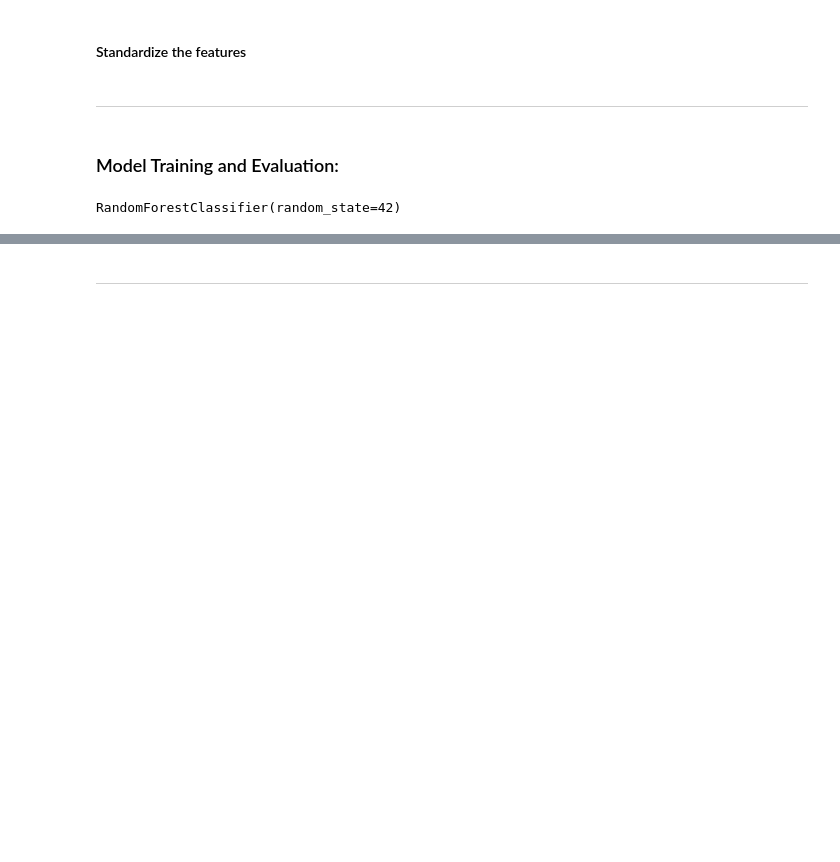
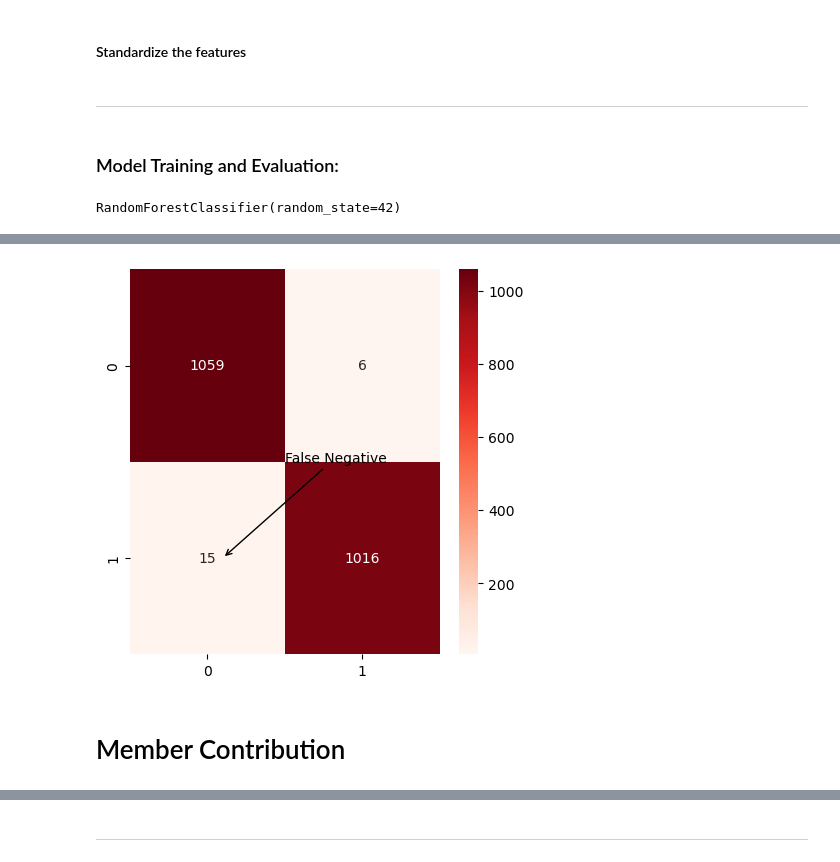
Before and after one commit to brero12/csis3290-Project03, a Jupyter notebook: Project03.ipynb, the cells around one changed output, grey strips where cells are left out. Saved outputs shown, nothing was run; the diff lists cells and outputs as text; code cells hidden in the pictures; blank space fills up the shorter version.

```diff
--- a/Project03.ipynb
+++ b/Project03.ipynb
@@ -355,0 +360,15 @@ weighted avg       0.99      0.99      0.99      2096
+# %%
+confusion_mat = confusion_matrix(y_test_selected, y_pred)
+# %%
+plt.figure(figsize = (5,5))
+plt.xlabel('Predicted')
+plt.ylabel('Actual')
+plt.annotate('False Negative', xy=(0.6, 1.5), xytext=(1, 1),
+             arrowprops=dict(facecolor='black', arrowstyle='->'))
+sns.heatmap(confusion_mat,cmap="Reds",annot=True,fmt="d")
+
+plt.show()
+# %% [output]
+[figure, added]
+# %% [markdown]
+# Member Contribution
```
Also changed, not shown: parts of 5 cells of this notebook, 2 other files.
